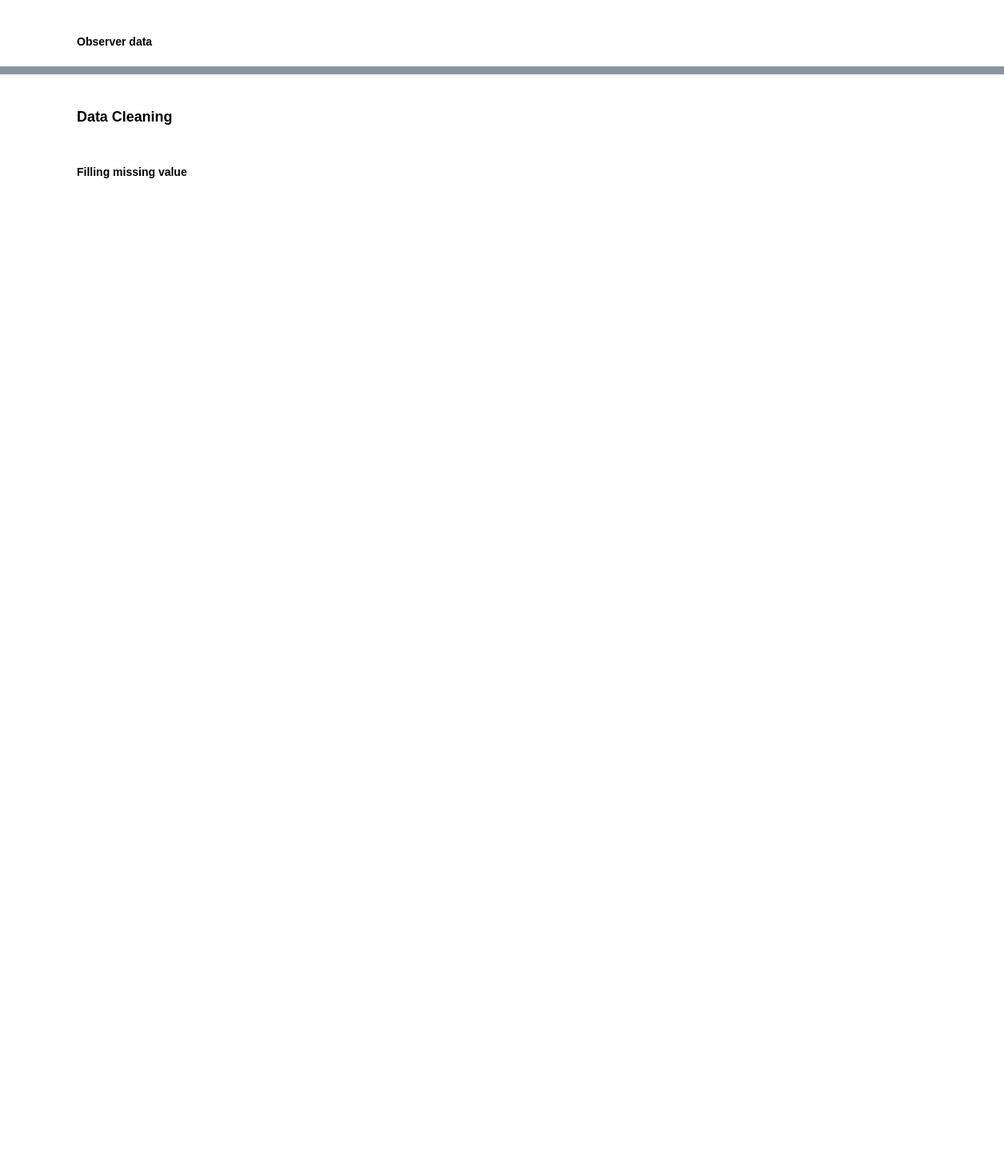
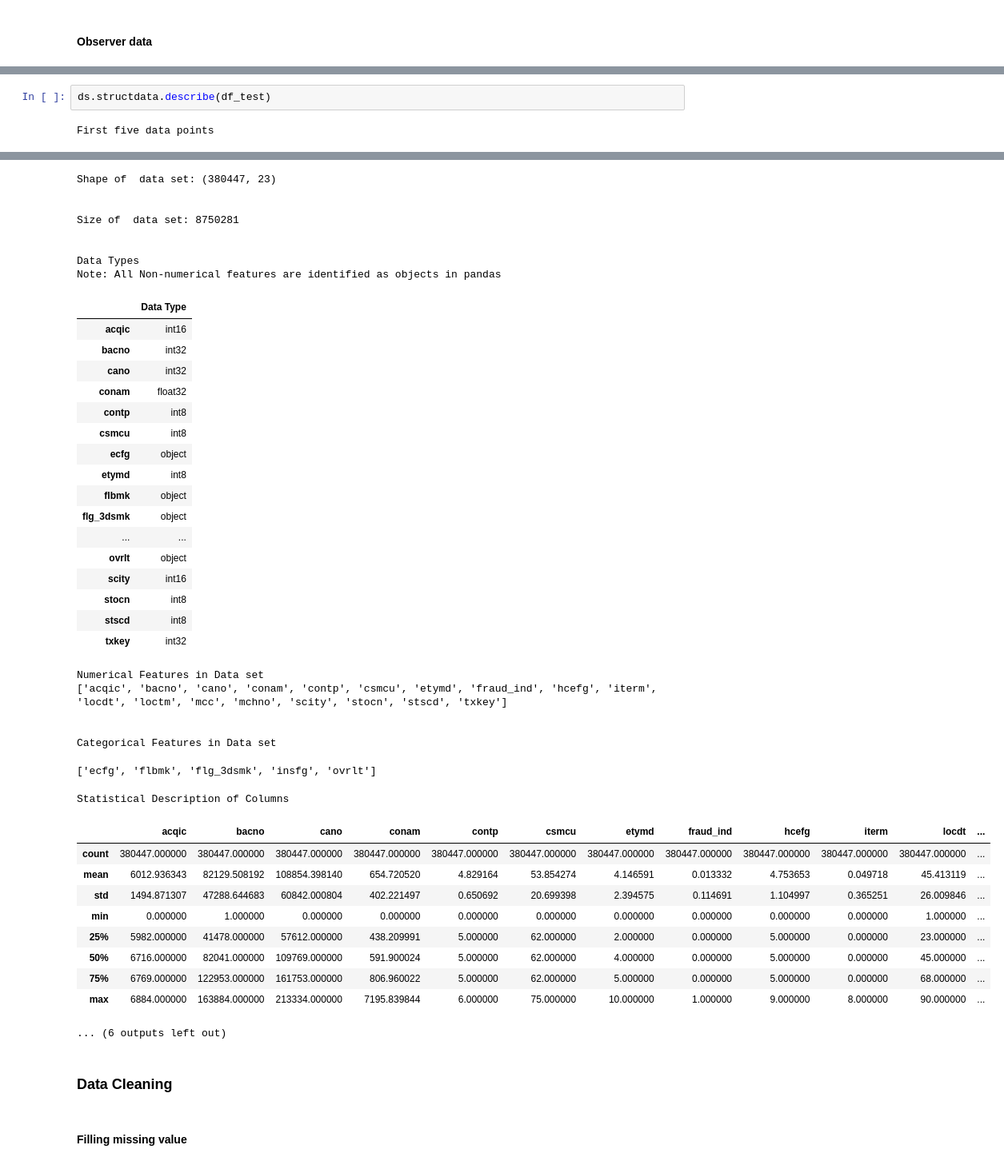
Before and after one commit to JJLIN1024/Fraud_Detection, a Jupyter notebook: Fraud_detection.ipynb, the cells around one changed output, grey strips where cells are left out. Shown at 80% size. Saved outputs shown, nothing was run; the diff lists cells and outputs as text; blank space fills up the shorter version.

```diff
--- a/Fraud_detection.ipynb
+++ b/Fraud_detection.ipynb
@@ -227,2 +230,6 @@ Statistical Description of Columns
 | max | 6.884000e+03 | 1.638840e+05 | 2.133340e+05 | 7.208770e+03 | 6.000000e+00 | 7.500000e+01 | 1.000000e+01 | 1.000000e+00 | 9.000000e+00 | 8.000000e+00 | 9.000000e+01 | ... |
 ... (6 outputs left out)
+# %%
+ds.structdata.describe(df_test)
+# %% [output]
+First five data points
@@ -229,3 +256,45 @@ Statistical Description of Columns
+Shape of  data set: (380447, 23)
+
+
+Size of  data set: 8750281
+
+
+Data Types
+Note: All Non-numerical features are identified as objects in pandas
+|  | Data Type |
+| acqic | int16 |
+| bacno | int32 |
+| cano | int32 |
+| conam | float32 |
+| contp | int8 |
+| csmcu | int8 |
+| ecfg | object |
+| etymd | int8 |
+| flbmk | object |
+| flg_3dsmk | object |
+| ... | ... |
+| ovrlt | object |
+| scity | int16 |
+| stocn | int8 |
+| stscd | int8 |
+| txkey | int32 |
+Numerical Features in Data set
+['acqic', 'bacno', 'cano', 'conam', 'contp', 'csmcu', 'etymd', 'fraud_ind', 'hcefg', 'iterm', 'locdt', 'loctm', 'mcc', 'mchno', 'scity', 'stocn', 'stscd', 'txkey']
+
+
+Categorical Features in Data set
+['ecfg', 'flbmk', 'flg_3dsmk', 'insfg', 'ovrlt']
+Statistical Description of Columns
+|  | acqic | bacno | cano | conam | contp | csmcu | etymd | fraud_ind | hcefg | iterm | locdt | ... |
+| count | 380447.000000 | 380447.000000 | 380447.000000 | 380447.000000 | 380447.000000 | 380447.000000 | 380447.000000 | 380447.000000 | 380447.000000 | 380447.000000 | 380447.000000 | ... |
+| mean | 6012.936343 | 82129.508192 | 108854.398140 | 654.720520 | 4.829164 | 53.854274 | 4.146591 | 0.013332 | 4.753653 | 0.049718 | 45.413119 | ... |
+| std | 1494.871307 | 47288.644683 | 60842.000804 | 402.221497 | 0.650692 | 20.699398 | 2.394575 | 0.114691 | 1.104997 | 0.365251 | 26.009846 | ... |
+| min | 0.000000 | 1.000000 | 0.000000 | 0.000000 | 0.000000 | 0.000000 | 0.000000 | 0.000000 | 0.000000 | 0.000000 | 1.000000 | ... |
+| 25% | 5982.000000 | 41478.000000 | 57612.000000 | 438.209991 | 5.000000 | 62.000000 | 2.000000 | 0.000000 | 5.000000 | 0.000000 | 23.000000 | ... |
+| 50% | 6716.000000 | 82041.000000 | 109769.000000 | 591.900024 | 5.000000 | 62.000000 | 4.000000 | 0.000000 | 5.000000 | 0.000000 | 45.000000 | ... |
+| 75% | 6769.000000 | 122953.000000 | 161753.000000 | 806.960022 | 5.000000 | 62.000000 | 5.000000 | 0.000000 | 5.000000 | 0.000000 | 68.000000 | ... |
+| max | 6884.000000 | 163884.000000 | 213334.000000 | 7195.839844 | 6.000000 | 75.000000 | 10.000000 | 1.000000 | 9.000000 | 8.000000 | 90.000000 | ... |
+... (6 outputs left out)
 # %% [markdown]
 ### Data Cleaning
 # %% [markdown]
```
Also changed, not shown: parts of 98 cells of this notebook, 6 other files.
